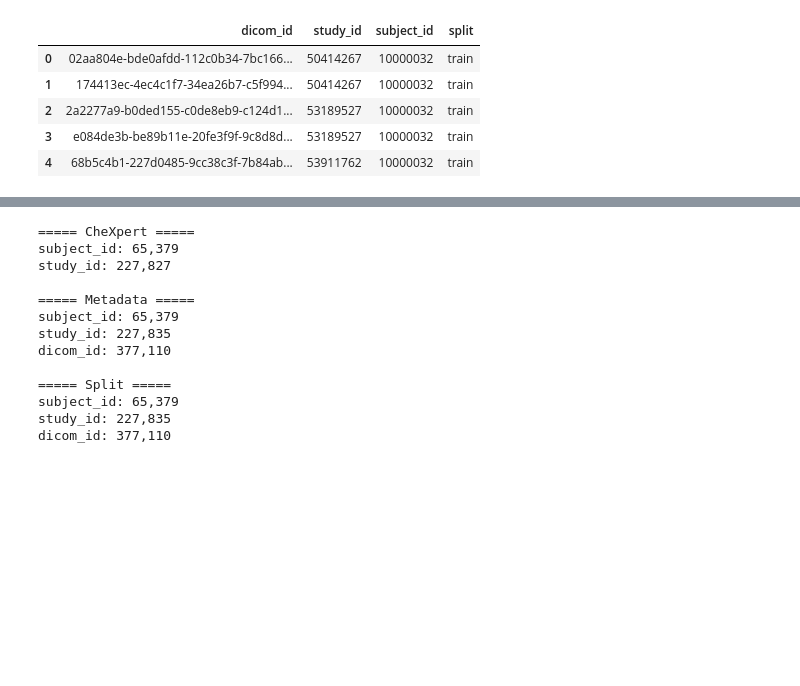
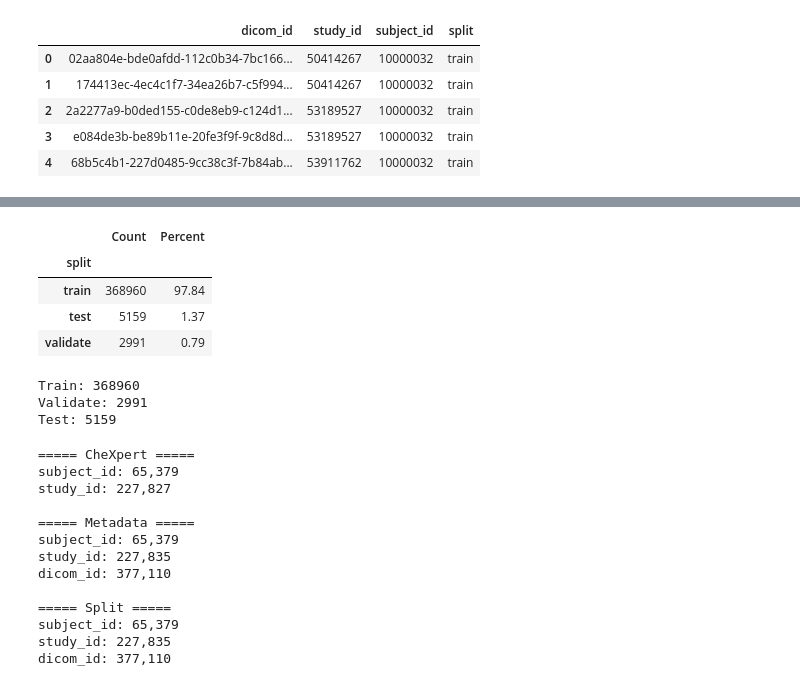
Before and after one commit to Hyeryeong16/CXR-Insight, a Jupyter notebook: notebooks/01_cxr_label_eda.ipynb, the cells around one changed output, grey strips where cells are left out. Cells and saved outputs as stored; diff of their text form; code cells hidden in the pictures; blank space fills up the shorter version.

```diff
--- a/notebooks/01_cxr_label_eda.ipynb
+++ b/notebooks/01_cxr_label_eda.ipynb
@@ -54,3 +80,30 @@ for name, df in [
+# %%
+# ============================================================
+# 06. Train / Validate / Test 데이터 분포 확인
+# - 데이터 분할별 X-ray 이미지 수 계산
+# - 전체 이미지 대비 비율(%) 확인
+# ============================================================
+
+split_distribution = pd.DataFrame({
+    "Count": split["split"].value_counts(),
+    "Percent": (split["split"].value_counts(normalize=True) * 100).round(2)
+})
+
+display(split_distribution)
+# %% [output]
+|  | Count | Percent |
+| split |  |  |
+| train | 368960 | 97.84 |
+| test | 5159 | 1.37 |
+| validate | 2991 | 0.79 |
+# %%
+print("Train:", (split['split'] == 'train').sum())
+print("Validate:", (split['split'] == 'validate').sum())
+print("Test:", (split['split'] == 'test').sum())
+# %% [output]
+Train: 368960
+Validate: 2991
+Test: 5159
 # %%
 # MIMIC-CXR-JPG 데이터별 고유 식별자 수 확인
 # - subject_id: 고유 환자 수
```
Also changed, not shown: parts of 2 cells of this notebook.
